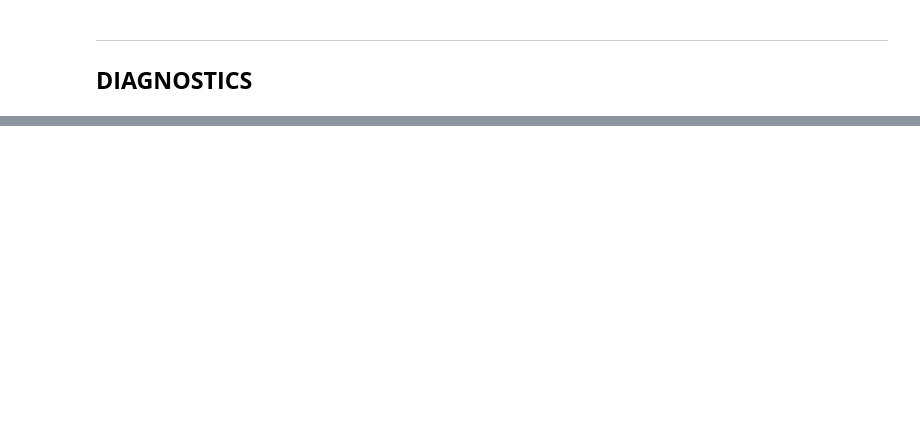
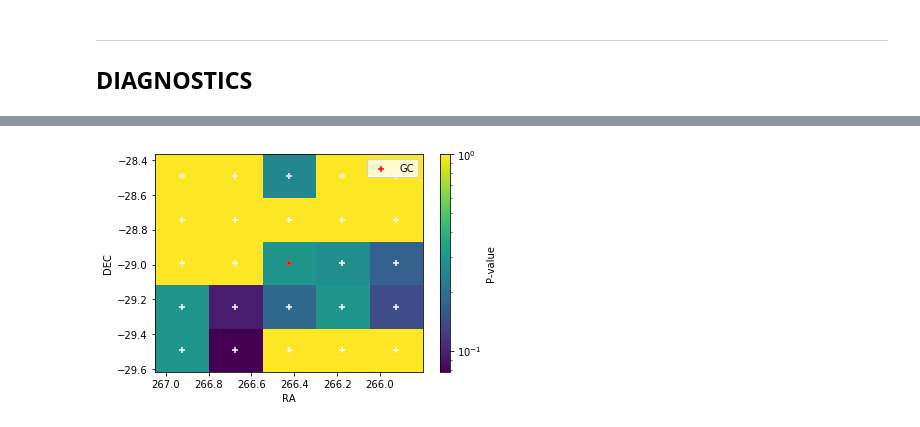
Before and after one commit to MACampana/IceCube_Intro, a Jupyter notebook: IntroAnalyses.ipynb, the cells around one changed output, grey strips where cells are left out. Cells and saved outputs as stored; diff of their text form; code cells hidden in the pictures; blank space fills up the shorter version.

```diff
--- a/IntroAnalyses.ipynb
+++ b/IntroAnalyses.ipynb
@@ -1131,0 +1071,23 @@ print(grid_pval_list)
+# %%
+grid_decs = np.degrees(grid_decs)
+grid_ras = np.degrees(grid_ras)
+diffdec = np.diff(grid_decs)[0]
+decedges = np.concatenate((grid_decs-diffdec/2.0, np.array([grid_decs[-1]+diffdec/2.])))
+diffra = np.diff(grid_ras)[0]
+raedges = np.concatenate((grid_ras-diffra/2.0, np.array([grid_ras[-1]+diffra/2.])))
+
+bingrid = [raedges,decedges]
+# %%
+plt.hist2d(np.degrees(grid_ra_coords), np.degrees(grid_dec_coords), bins=bingrid, weights=grid_pval_list, norm=mpcolors.LogNorm())
+plt.colorbar(label='P-value')
+plt.scatter(np.degrees(grid_ra_coords), np.degrees(grid_dec_coords), marker='+', color='w')
+plt.scatter(np.degrees(GC_ra), np.degrees(GC_dec), marker='+', color='r', label='GC')
+plt.ylabel('DEC')
+plt.xlabel('RA')
+
+minx, maxx = plt.xlim()
+plt.xlim(maxx, minx)
+plt.legend()
+plt.show()
+# %% [output]
+[figure, added]
```
Also changed, not shown: parts of 16 cells of this notebook.
